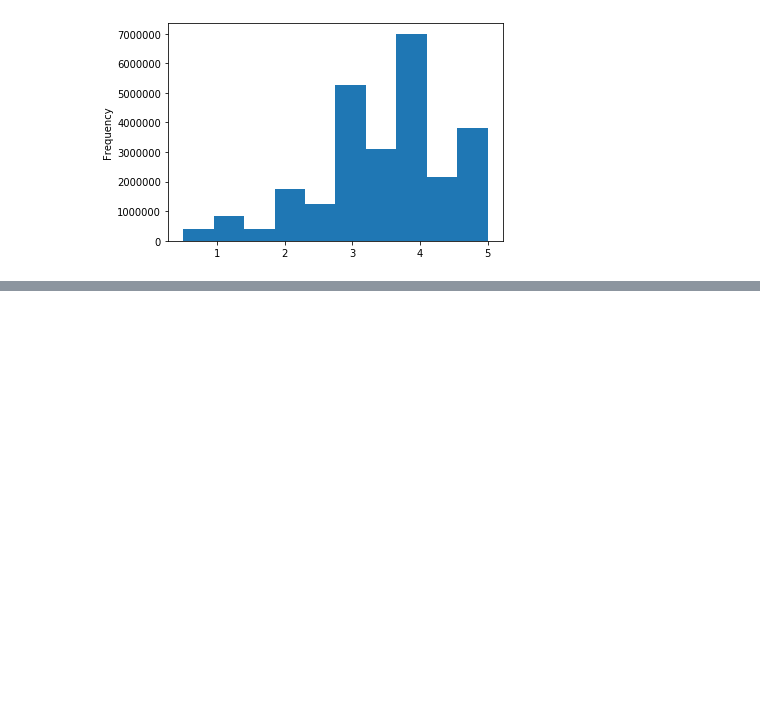
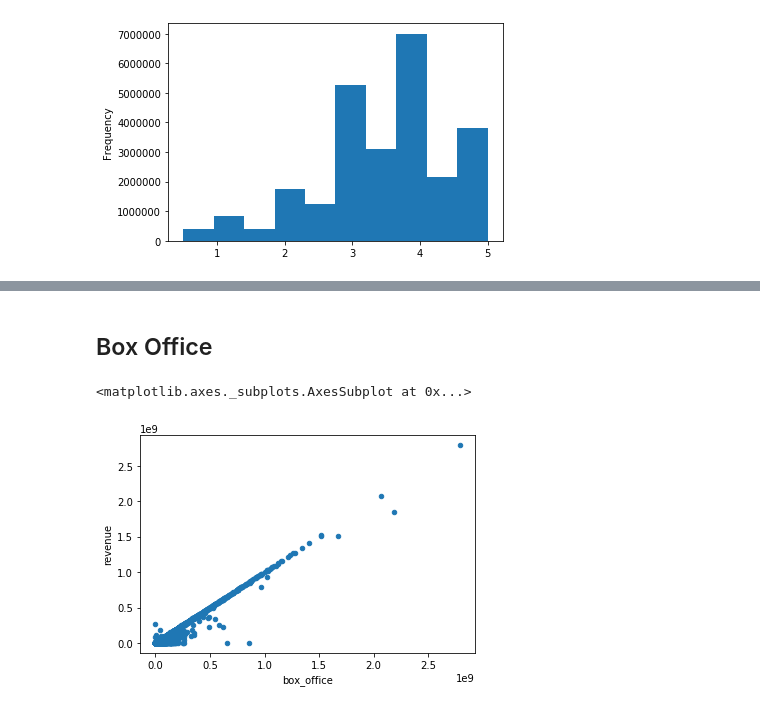
Before and after one commit to Jtranod98/Movies-ETL, a Jupyter notebook: Wiki.ipynb, the cells around one changed output, grey strips where cells are left out. Saved outputs shown, nothing was run; the diff lists cells and outputs as text; code cells hidden in the pictures; blank space fills up the shorter version.

```diff
--- a/Wiki.ipynb
+++ b/Wiki.ipynb
@@ -1043,0 +1107,8 @@ Name: rating, dtype: float64
+# %% [markdown]
+## Box Office
+# %%
+# The box_office and revenue columns are numeric, so we'll make another scatter plot.
+movies_df.fillna(0).plot(x='box_office', y='revenue', kind='scatter')
+# %% [output]
+<matplotlib.axes._subplots.AxesSubplot at 0x...>
+[figure, added]
```
Also changed, not shown: parts of 34 cells of this notebook.
